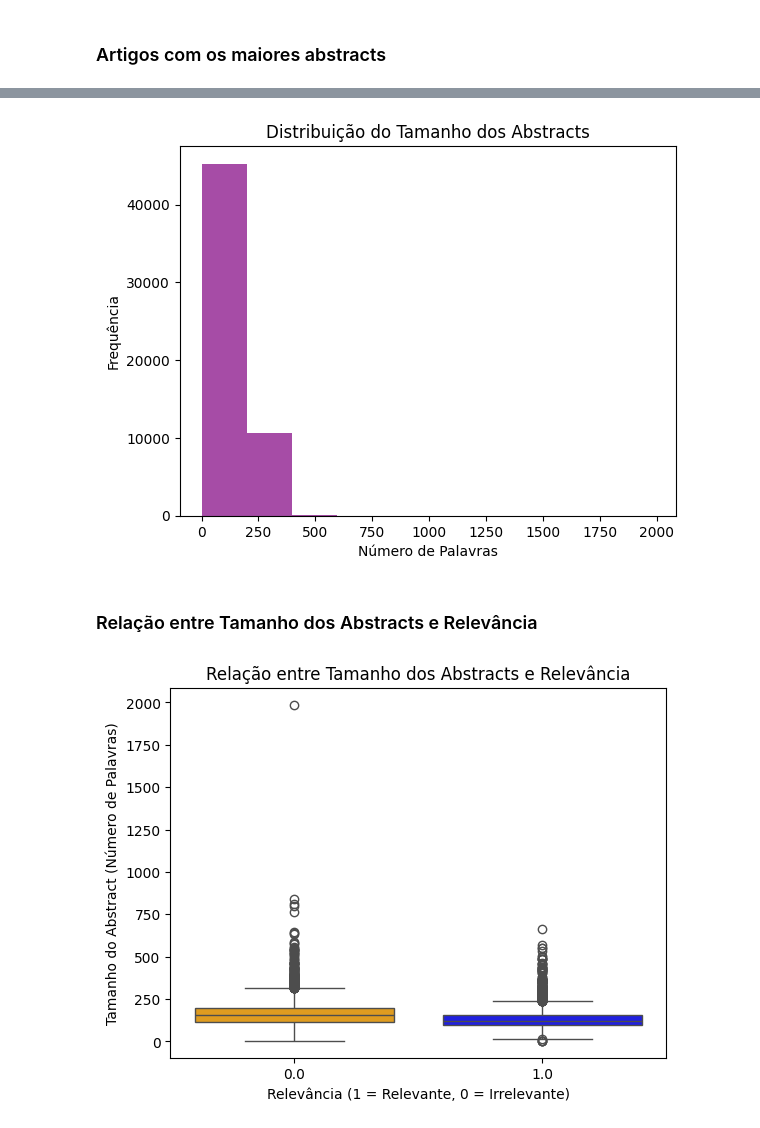
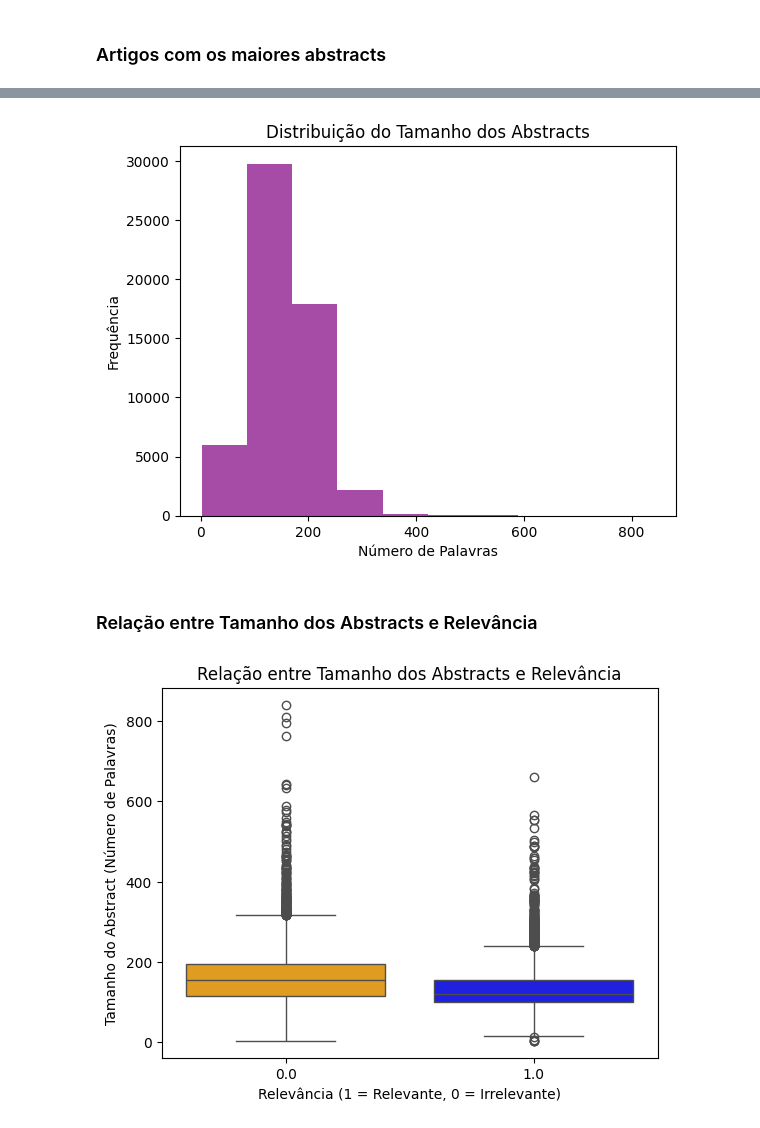
Before and after one commit to GuilhermeViannaMoura/NLP_RSS, a Jupyter notebook: data_analysis.ipynb, the cells around one changed output, grey strips where cells are left out. Cells and saved outputs as stored; diff of their text form; code cells hidden in the pictures.

```diff
--- a/data_analysis.ipynb
+++ b/data_analysis.ipynb
@@ -102,17 +102,17 @@ df.sort_values(by='abstract_length', ascending=False, inplace=False).head()
 | 13651 | A machine learning approach to su... | https://papers.ssrn.com/sol3/pape... | 12/27/2022 20:05 | 06/07/2024 16:37 | Piero Mazzarisi, Adele Ravagnani,... | <b>English Abstract</b>: The iden... | NaN | 0.0 | randomForestClassifier | ... |
 # %%
 # remove o artigo com o abstract muito maior q os outros
-# df = df.drop(34028)
+df = df.drop(34028)
 
 df['abstract_length'] = df['abstract'].str.split().str.len()
 
 plt.hist(df['abstract_length'],color='purple', alpha=0.7)
 plt.title('Distribuição do Tamanho dos Abstracts')
 plt.xlabel('Número de Palavras')
 plt.ylabel('Frequência')
 plt.show()
 # %% [output]
-[figure, old version]
+[figure, new version]
 # %% [markdown]
 ### Relação entre Tamanho dos Abstracts e Relevância
 # %%
@@ -122,4 +122,4 @@ plt.xlabel('Relevância (1 = Relevante, 0 = Irrelevante)')
 plt.ylabel('Tamanho do Abstract (Número de Palavras)')
 plt.show()
 # %% [output]
-[figure, old version]
+[figure, new version]
```
Also changed, not shown: parts of 1 cell of this notebook, 2 other files.
